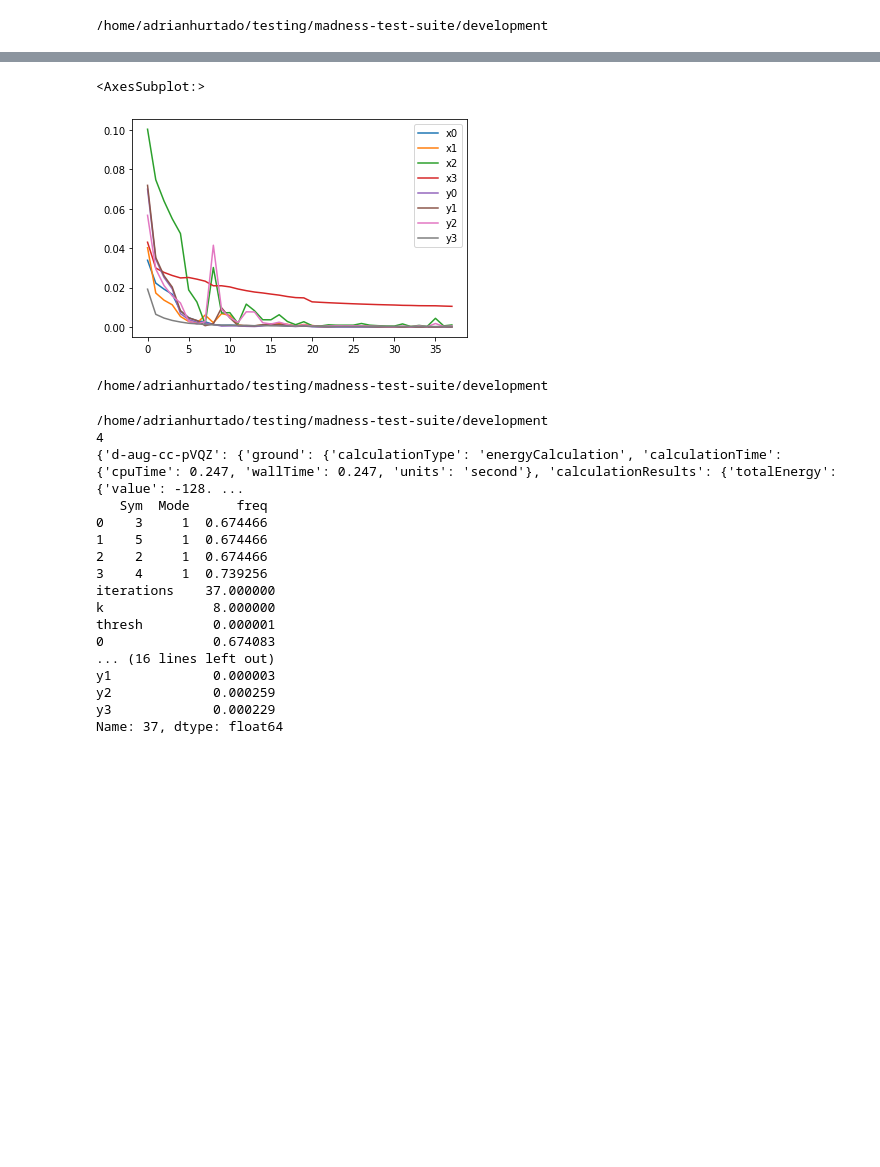
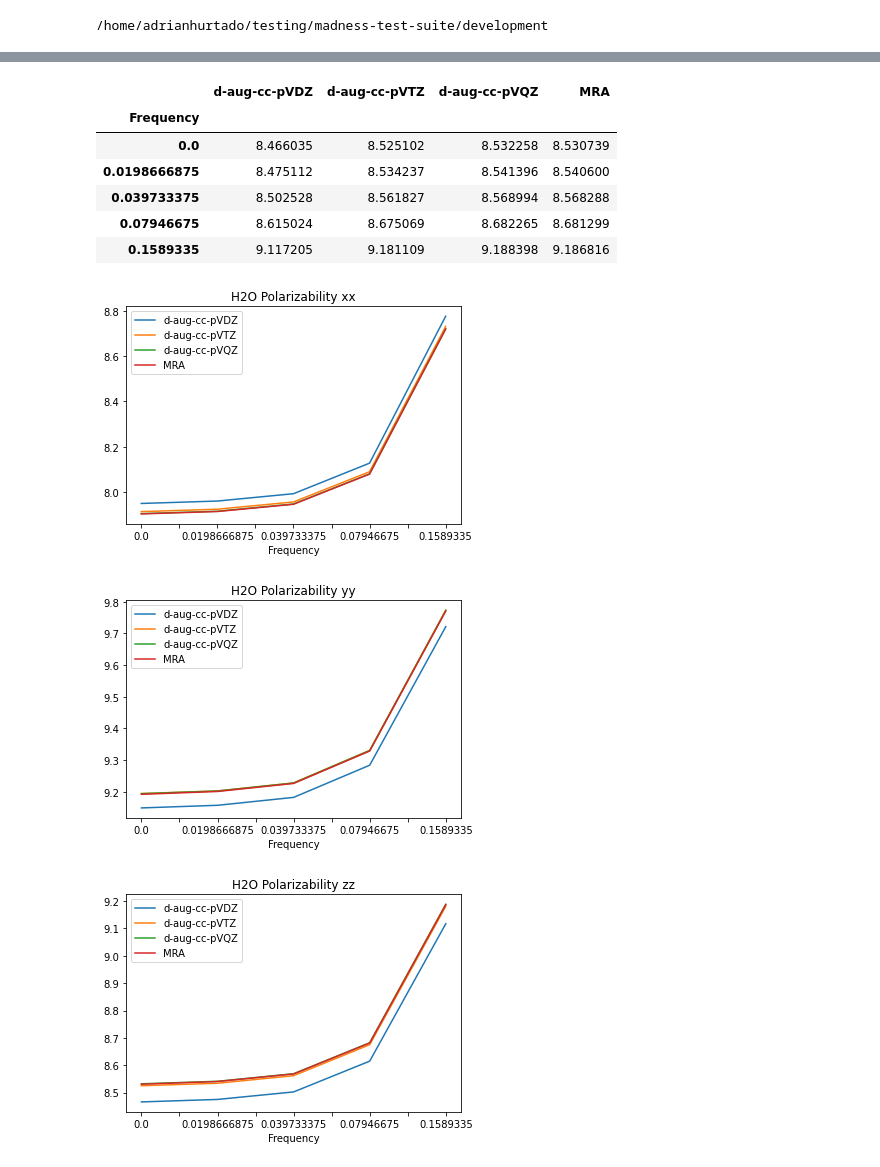
Before and after one commit to ahurta92/madness-test-suite, a Jupyter notebook: Excited-State Results.ipynb, the cells around one changed output, grey strips where cells are left out. Drawn from its saved outputs; the diff is of its cells as text; code cells hidden in the pictures; blank space fills up the shorter version.

Commit message:
current state

```diff
--- a/Excited-State Results.ipynb
+++ b/Excited-State Results.ipynb
@@ -45,42 +10,0 @@ r_df.iloc[:,3:6].plot()
-# %%
-
-r_df.iloc[:,7:].plot()
-# %% [output]
-<AxesSubplot:>
-[figure, removed]
-# %%
-
-excited=mreader.get_excited_result("Be",'hf')
-# %% [output]
-/home/adrianhurtado/testing/madness-test-suite/development
-# %%
-def compare_excited(mol,xc,basis):
-    ground_mad=mreader.get_ground_scf_data(mol,xc)
-    params,omega,residuals=mreader.get_excited_data(mol,xc)
-    num_states=params['states']
-    print(num_states)
-    gdalton,rdalton=drunner.get_excited_result(mol,xc,basis)
-    print(rdalton[0:num_states])
-    print(omega.iloc[-1,:])
-    print(residuals.iloc[-1,:])
-
-
-compare_excited('Ne','hf','d-aug-cc-pVQZ')
-# %% [output]
-/home/adrianhurtado/testing/madness-test-suite/development
-4
-{'d-aug-cc-pVQZ': {'ground': {'calculationType': 'energyCalculation', 'calculationTime': {'cpuTime': 0.247, 'wallTime': 0.247, 'units': 'second'}, 'calculationResults': {'totalEnergy': {'value': -128. ...
-   Sym  Mode      freq
-0    3     1  0.674466
-1    5     1  0.674466
-2    2     1  0.674466
-3    4     1  0.739256
-iterations    37.000000
-k              8.000000
-thresh         0.000001
-0              0.674083
-... (16 lines left out)
-y1             0.000003
-y2             0.000259
-y3             0.000229
-Name: 37, dtype: float64
@@ -89,0 +30,17 @@ molecules=['Be','CH4','H2','H2O','He','Ne']
+# %%
+moldata=FrequencyData('H2O','hf','dipole')
+basis_list=['d-aug-cc-pVDZ','d-aug-cc-pVTZ','d-aug-cc-pVQZ']
+moldata.compare_polar_basis_list('xx',basis_list)
+moldata.compare_polar_basis_list('yy',basis_list)
+moldata.compare_polar_basis_list('zz',basis_list)
+# %% [output]
+|  | d-aug-cc-pVDZ | d-aug-cc-pVTZ | d-aug-cc-pVQZ | MRA |
+| Frequency |  |  |  |  |
+| 0.0 | 8.466035 | 8.525102 | 8.532258 | 8.530739 |
+| 0.0198666875 | 8.475112 | 8.534237 | 8.541396 | 8.540600 |
+| 0.039733375 | 8.502528 | 8.561827 | 8.568994 | 8.568288 |
+| 0.07946675 | 8.615024 | 8.675069 | 8.682265 | 8.681299 |
+| 0.1589335 | 9.117205 | 9.181109 | 9.188398 | 9.186816 |
+[figure, added]
+[figure, added]
+[figure, added]
```
Also changed, not shown: parts of 20 cells of this notebook, 4 other files.
